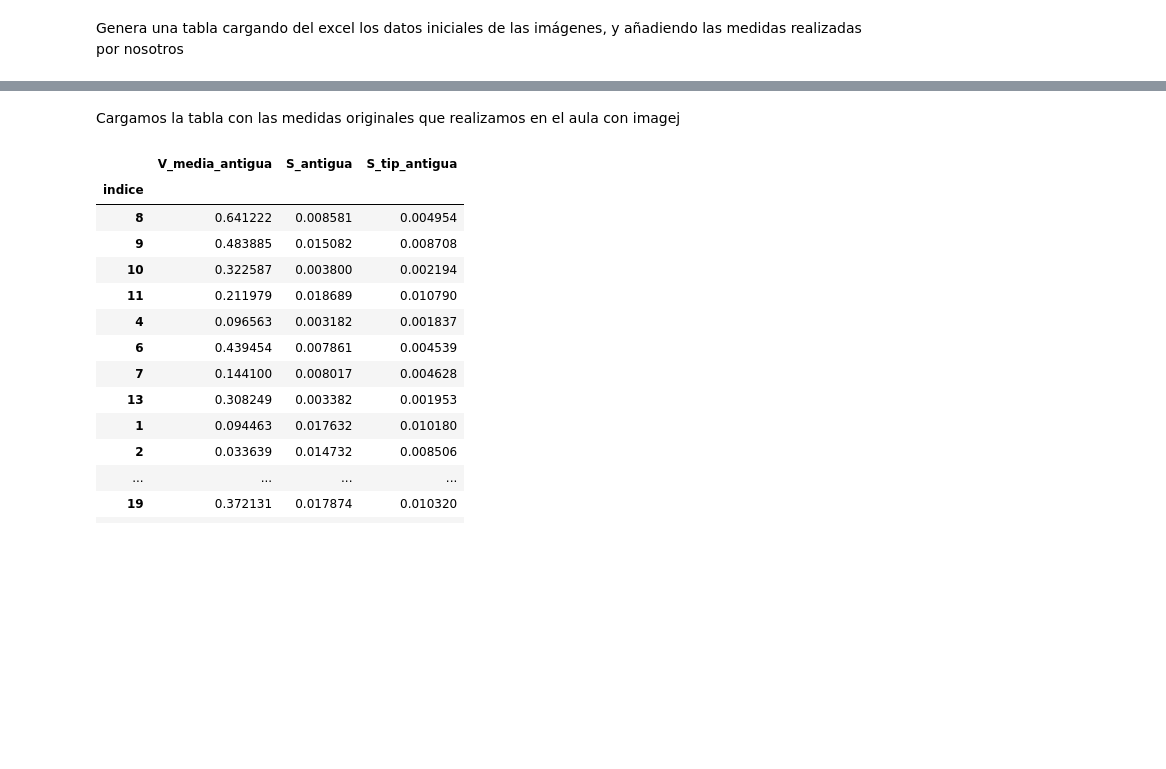
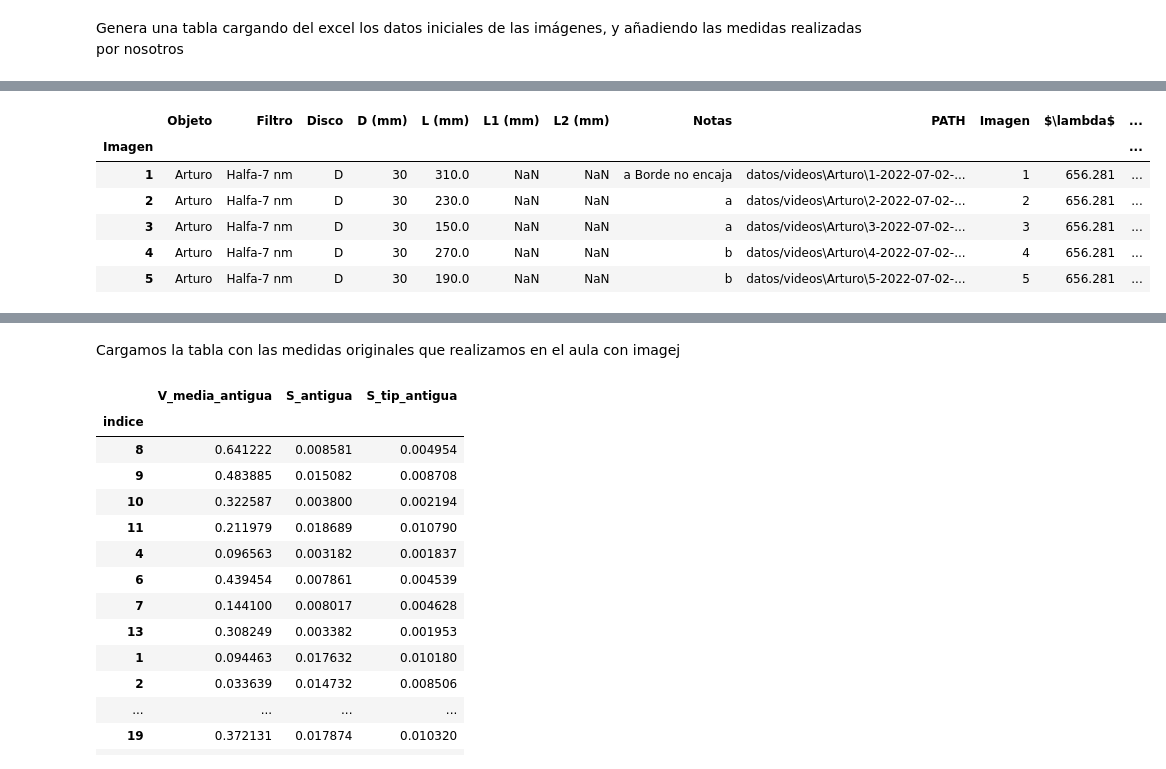
Before and after one commit to ivianrr/interferometry-paper, a Jupyter notebook: 01-tabla.ipynb, the cells around one changed output, grey strips where cells are left out. Saved outputs shown, nothing was run; the diff lists cells and outputs as text; code cells hidden in the pictures; blank space fills up the shorter version.

```diff
--- a/01-tabla.ipynb
+++ b/01-tabla.ipynb
@@ -149,4 +128,14 @@ df2['starname']=df2['Objeto'].map(starname)
 # %%
 df2['DATE']=df2['PATH'].apply(lambda x: re.findall("\d{2}-\d{2}-\d{2}", x.split('\\')[-1])[0])
 df2['DAY']=df2['DATE'].apply(lambda x:int(x.split('-')[-1]))
+# %%
+df2.head()
+# %% [output]
+|  | Objeto | Filtro | Disco | D (mm) | L (mm) | L1 (mm) | L2 (mm) | Notas | PATH | Imagen | $\lambda$ | ... |
+| Imagen |  |  |  |  |  |  |  |  |  |  |  | ... |
+| 1 | Arturo | Halfa-7 nm | D | 30 | 310.0 | NaN | NaN | a Borde no encaja | datos/videos\Arturo\1-2022-07-02-... | 1 | 656.281 | ... |
+| 2 | Arturo | Halfa-7 nm | D | 30 | 230.0 | NaN | NaN | a | datos/videos\Arturo\2-2022-07-02-... | 2 | 656.281 | ... |
+| 3 | Arturo | Halfa-7 nm | D | 30 | 150.0 | NaN | NaN | a | datos/videos\Arturo\3-2022-07-02-... | 3 | 656.281 | ... |
+| 4 | Arturo | Halfa-7 nm | D | 30 | 270.0 | NaN | NaN | b | datos/videos\Arturo\4-2022-07-02-... | 4 | 656.281 | ... |
+| 5 | Arturo | Halfa-7 nm | D | 30 | 190.0 | NaN | NaN | b | datos/videos\Arturo\5-2022-07-02-... | 5 | 656.281 | ... |
 # %%
```
Also changed, not shown: parts of 6 cells of this notebook.
